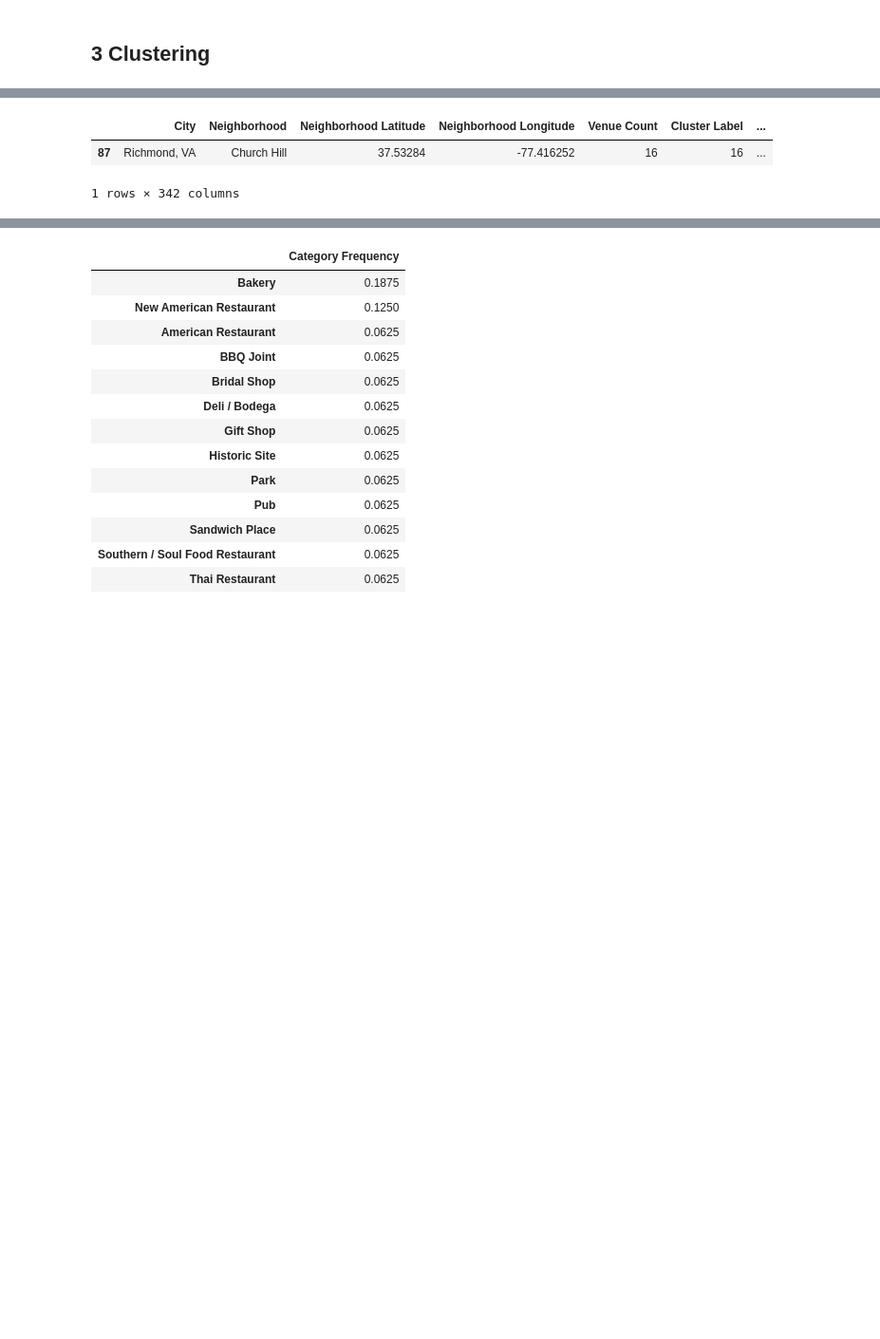
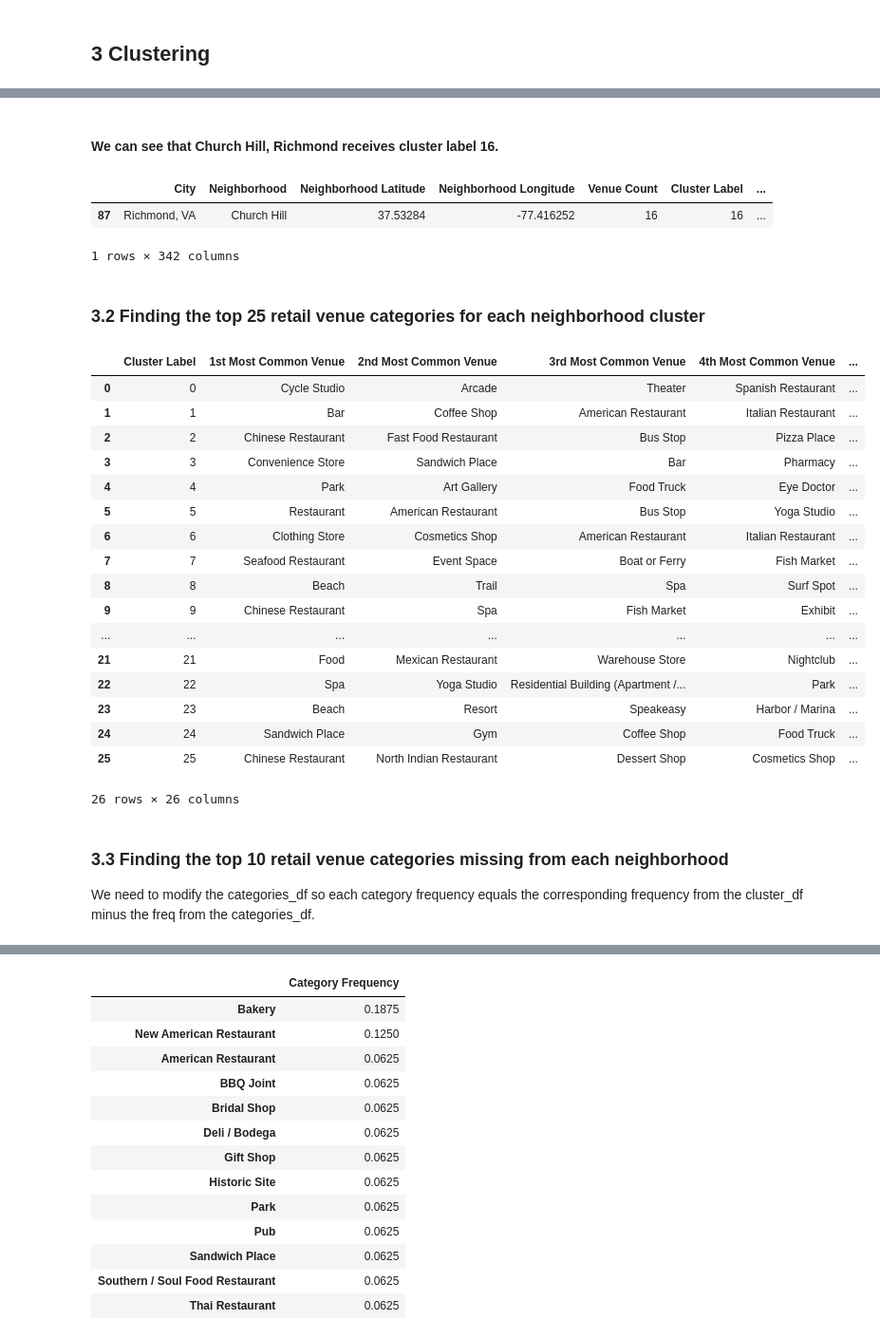
Before and after one commit to mphill82/Coursera_Capstone, a Jupyter notebook: Retail_Inference_notebook.ipynb, the cells around one changed output, grey strips where cells are left out. Shown at 95% size. Cells and saved outputs as stored; diff of their text form; code cells hidden in the pictures; blank space fills up the shorter version.

```diff
--- a/Retail_Inference_notebook.ipynb
+++ b/Retail_Inference_notebook.ipynb
@@ -638,0 +554,6 @@ all_cats_df.to_csv('all_cats_df.csv',index=False)
+# %%
+def return_most_common_venues(row, num_top_venues):
+    row_categories = row.iloc[2:]
+    row_categories_sorted = row_categories.sort_values(ascending=False)
+
+    return row_categories_sorted.index.values[0:num_top_venues]
@@ -666 +634,3 @@ all_cats_df.insert(loc=5,column='Cluster Label',value=kmeans.labels_)
+# %% [markdown]
+#### We can see that Church Hill, Richmond receives cluster label 16.
 # %%
@@ -669,4 +639,61 @@ all_cats_df[all_cats_df['Neighborhood']=='Church Hill']
 |  | City | Neighborhood | Neighborhood Latitude | Neighborhood Longitude | Venue Count | Cluster Label | ... |
 | 87 | Richmond, VA | Church Hill | 37.53284 | -77.416252 | 16 | 16 | ... |
 1 rows × 342 columns
+# %% [markdown]
+### 3.2 Finding the top 25 retail venue categories for each neighborhood cluster
+# %%
+def return_most_common_venues_by_cluster(row, num_top_venues):
+    row_categories = row.iloc[1:]
+    row_categories_sorted = row_categories.sort_values(ascending=False)
+
+    return row_categories_sorted.index.values[0:num_top_venues]
+# %%
+categories_df=pd.read_csv('categories_df.csv')
+cluster_df = categories_df.drop(['Neighborhood Latitude','Neighborhood Longitude','Venue Count'],axis=1).groupby('Cluster Label').sum()
+cluster_df=cluster_df.reset_index()
+cluster_df.to_csv('cluster_df.csv',index=False)
+
+num_top_venues = 25
+
+indicators = ['st', 'nd', 'rd']
+
+# create columns according to number of top venues
+columns = ['Cluster Label']
+for ind in np.arange(num_top_venues):
+    try:
+        columns.append('{}{} Most Common Venue'.format(ind+1, indicators[ind]))
+    except:
+        columns.append('{}th Most Common Venue'.format(ind+1))
+
+# create a new dataframe
+top_cats_by_cluster = pd.DataFrame(columns=columns)
+top_cats_by_cluster[['Cluster Label']] = cluster_df[['Cluster Label']]
+
+for ind in np.arange(temp_df.shape[0]):
+    top_cats_by_cluster.iloc[ind, 1:] = return_most_common_venues_by_cluster(cluster_df.iloc[ind, :], num_top_venues)
+
+top_cats_by_cluster.to_csv('top_cats_by_cluster.csv', index=False)
+top_cats_by_cluster
+# %% [output]
+|  | Cluster Label | 1st Most Common Venue | 2nd Most Common Venue | 3rd Most Common Venue | 4th Most Common Venue | ... |
+| 0 | 0 | Cycle Studio | Arcade | Theater | Spanish Restaurant | ... |
+| 1 | 1 | Bar | Coffee Shop | American Restaurant | Italian Restaurant | ... |
+| 2 | 2 | Chinese Restaurant | Fast Food Restaurant | Bus Stop | Pizza Place | ... |
+| 3 | 3 | Convenience Store | Sandwich Place | Bar | Pharmacy | ... |
+| 4 | 4 | Park | Art Gallery | Food Truck | Eye Doctor | ... |
+| 5 | 5 | Restaurant | American Restaurant | Bus Stop | Yoga Studio | ... |
+| 6 | 6 | Clothing Store | Cosmetics Shop | American Restaurant | Italian Restaurant | ... |
+| 7 | 7 | Seafood Restaurant | Event Space | Boat or Ferry | Fish Market | ... |
+| 8 | 8 | Beach | Trail | Spa | Surf Spot | ... |
+| 9 | 9 | Chinese Restaurant | Spa | Fish Market | Exhibit | ... |
+| ... | ... | ... | ... | ... | ... | ... |
+| 21 | 21 | Food | Mexican Restaurant | Warehouse Store | Nightclub | ... |
+| 22 | 22 | Spa | Yoga Studio | Residential Building (Apartment /... | Park | ... |
+| 23 | 23 | Beach | Resort | Speakeasy | Harbor / Marina | ... |
+| 24 | 24 | Sandwich Place | Gym | Coffee Shop | Food Truck | ... |
+| 25 | 25 | Chinese Restaurant | North Indian Restaurant | Dessert Shop | Cosmetics Shop | ... |
+26 rows × 26 columns
+# %% [markdown]
+### 3.3 Finding the top 10 retail venue categories missing from each neighborhood
+We need to modify the categories_df so each category frequency equals the corresponding frequency from the cluster_df minus the freq from the categories_df.
 # %%
```
Also changed, not shown: parts of 51 cells of this notebook, 23 other files.
